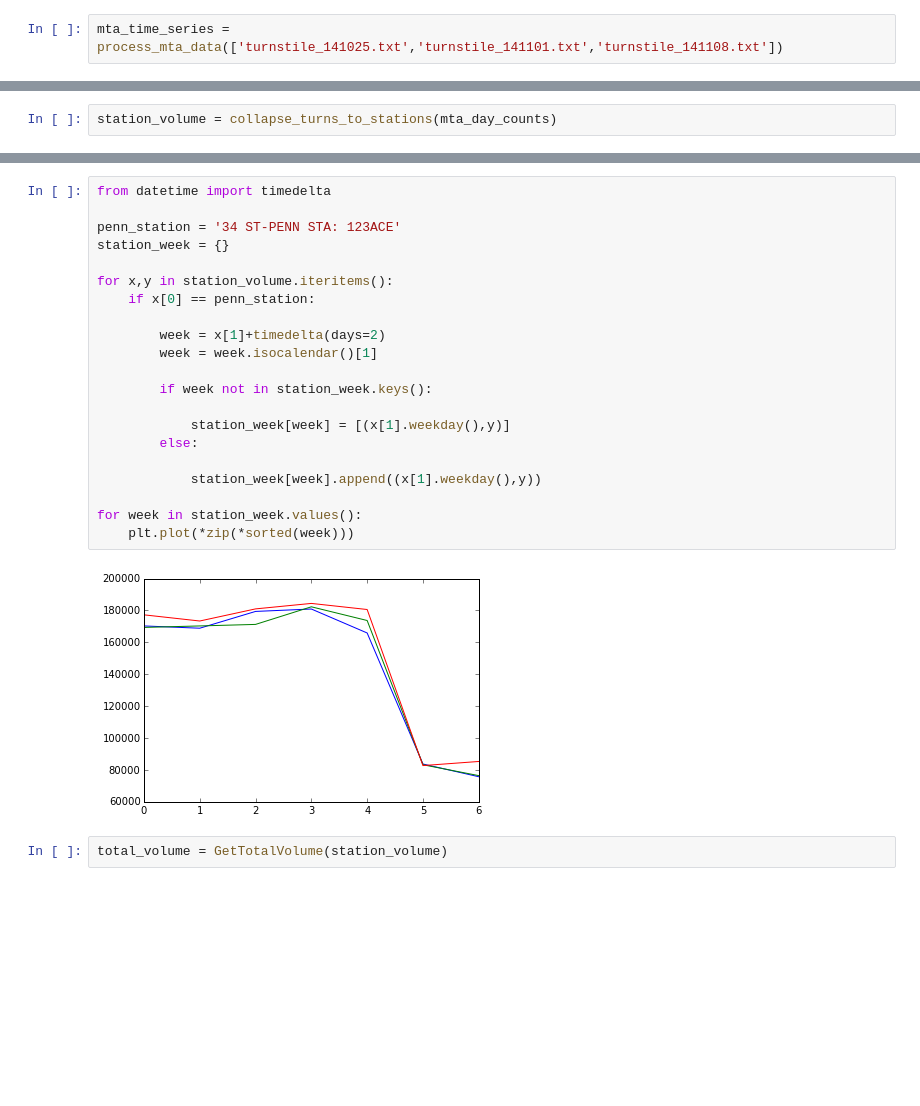
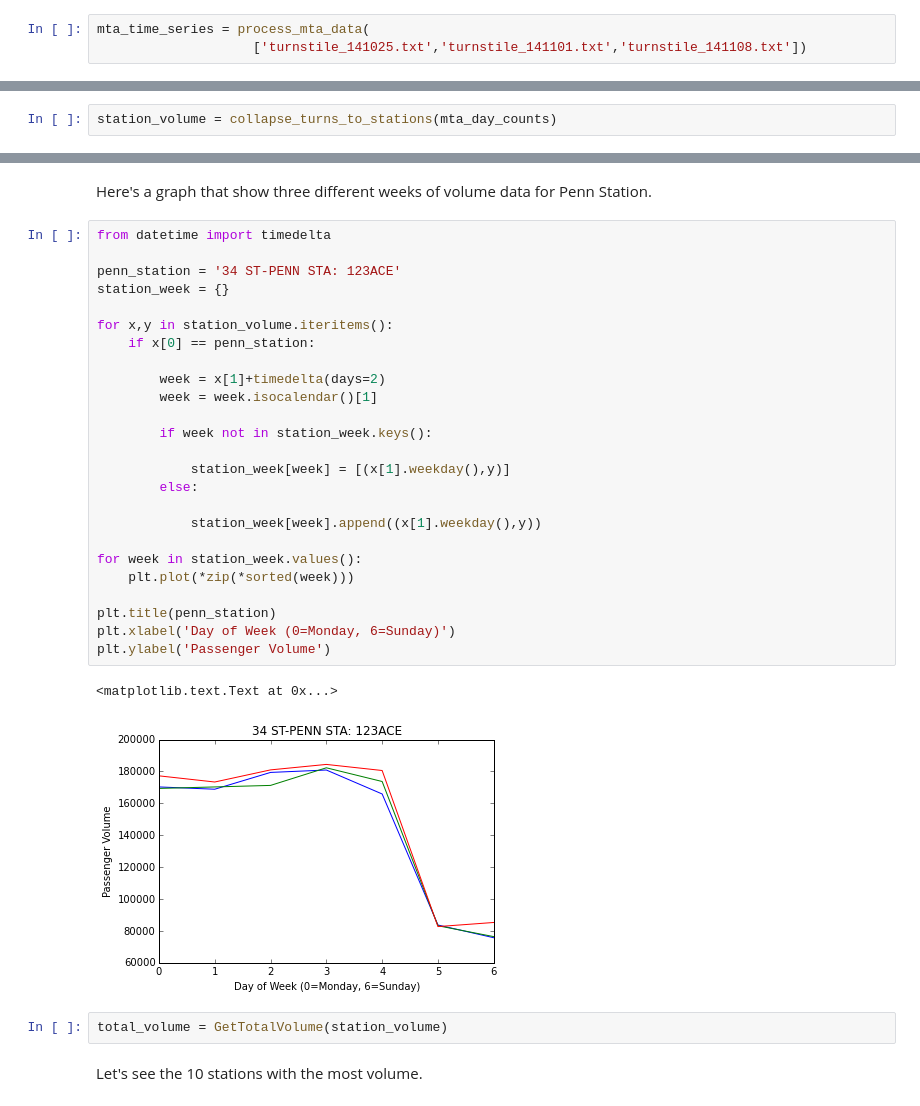
Before and after one commit to michaelmoliterno/metis-projects, a Jupyter notebook: benson/Benson_Complete.ipynb, the cells around one changed output, grey strips where cells are left out. Saved outputs shown, nothing was run; the diff lists cells and outputs as text; blank space fills up the shorter version.

```diff
--- a/benson/Benson_Complete.ipynb
+++ b/benson/Benson_Complete.ipynb
@@ -42,7 +48,8 @@ The process_mta_data() function is similar to get_MTA_data_by_turnstile(), but i
 
 (It also supports a list of files, so let's load in three weeks worth of data)
 # %%
-mta_time_series = process_mta_data(['turnstile_141025.txt','turnstile_141101.txt','turnstile_141108.txt'])
+mta_time_series = process_mta_data(
+                    ['turnstile_141025.txt','turnstile_141101.txt','turnstile_141108.txt'])
 # %% [markdown]
 Now let's get total counts by turnstile by day (measured by the total number of passengers that entered through the turnstile on each day).
 
@@ -109,27 +136,36 @@ PlotStationVolumeWithAverages(station_volume,'WALL ST: 23')
+# %% [markdown]
+Here's a graph that show three different weeks of volume data for Penn Station.
 # %%
 from datetime import timedelta
 
 penn_station = '34 ST-PENN STA: 123ACE'
 station_week = {}
 
 for x,y in station_volume.iteritems():
     if x[0] == penn_station:
 
         week = x[1]+timedelta(days=2)
         week = week.isocalendar()[1]
 
         if week not in station_week.keys():
 
             station_week[week] = [(x[1].weekday(),y)]
         else:
 
             station_week[week].append((x[1].weekday(),y))
 
 for week in station_week.values():
     plt.plot(*zip(*sorted(week)))
+
+plt.title(penn_station)
+plt.xlabel('Day of Week (0=Monday, 6=Sunday)')
+plt.ylabel('Passenger Volume')
 # %% [output]
+<matplotlib.text.Text at 0x...>
-[figure, old version]
+[figure, new version]
 # %%
 total_volume = GetTotalVolume(station_volume)
+# %% [markdown]
+Let's see the 10 stations with the most volume.
 # %%
 import operator
```
Also changed, not shown: parts of 18 cells of this notebook.
